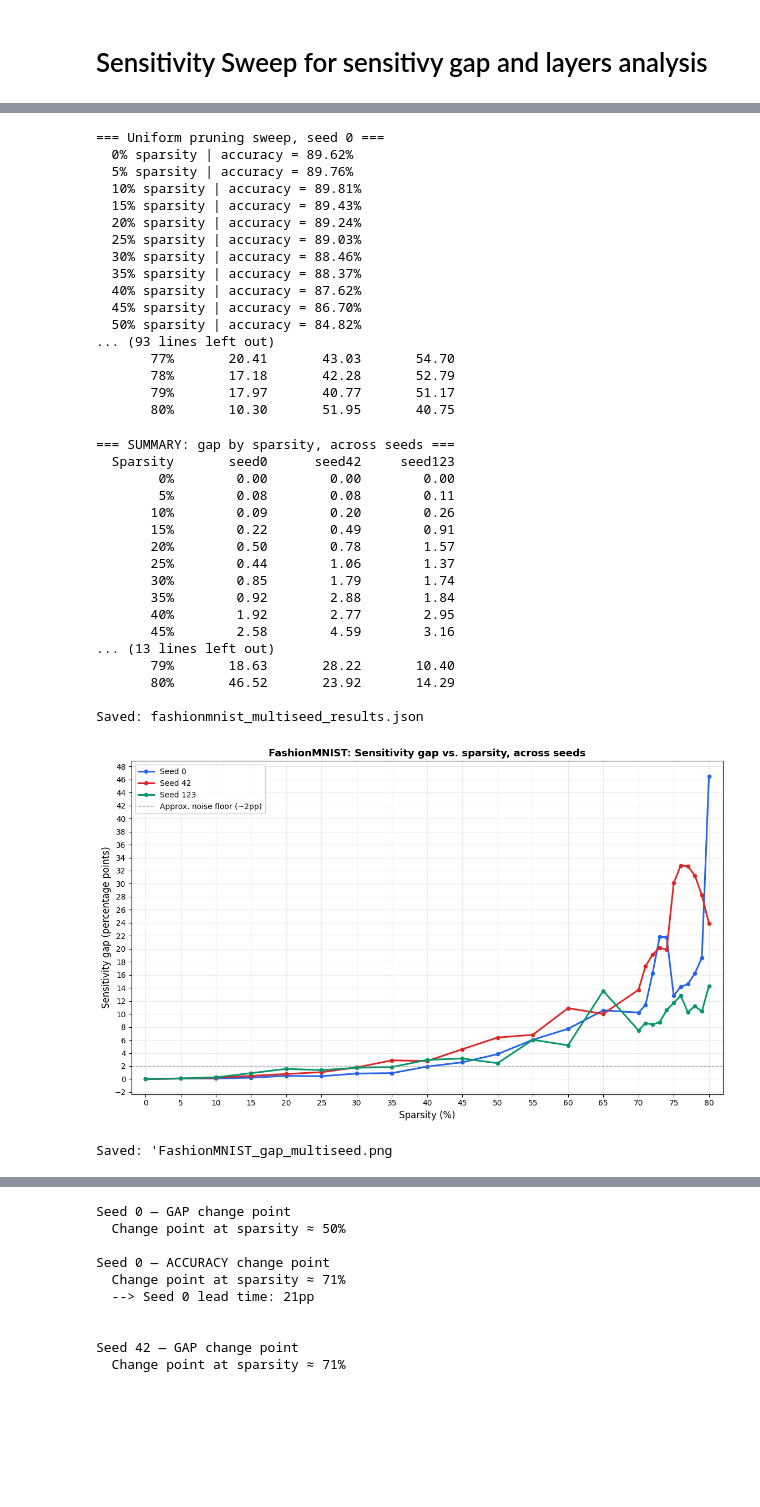
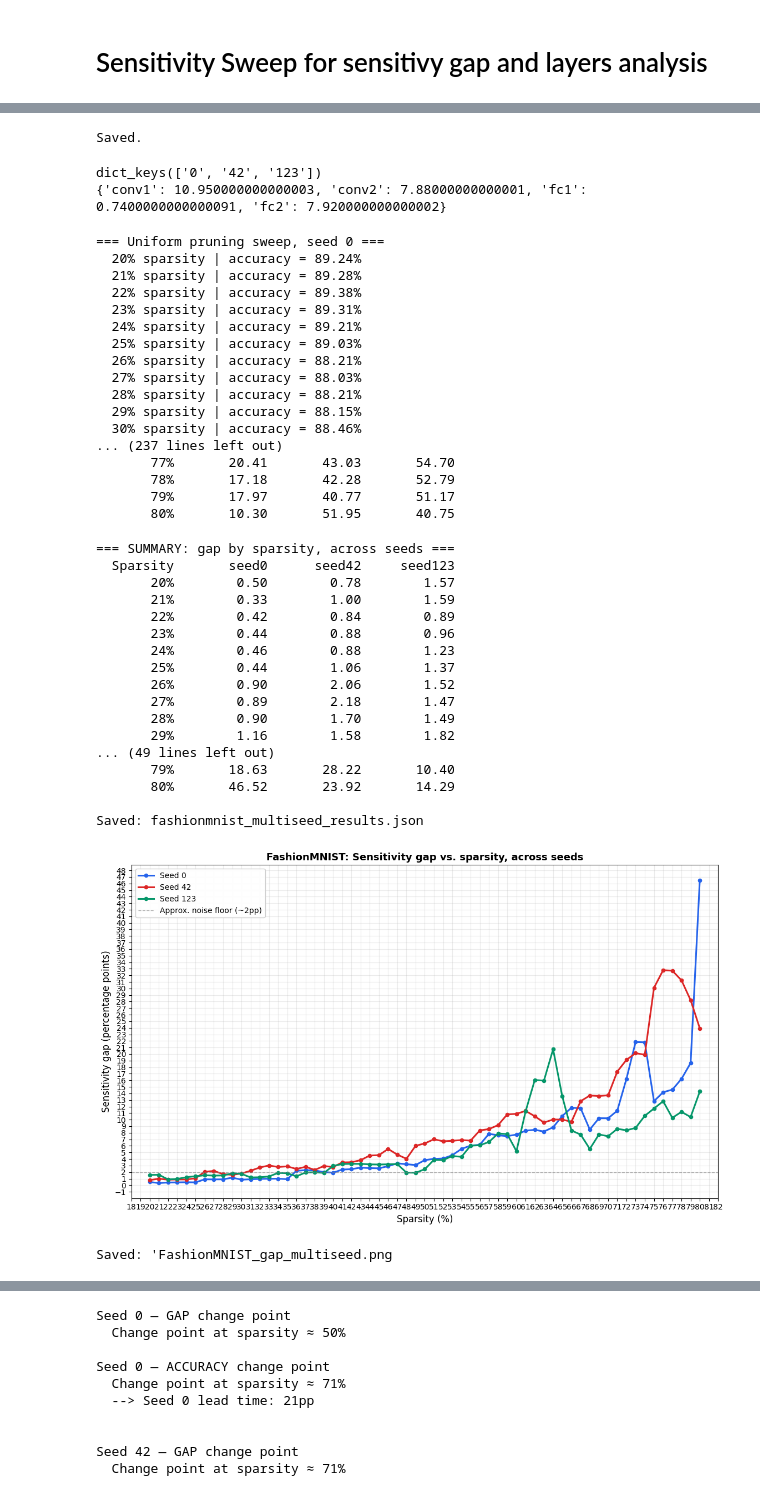
Before and after one commit to HafsaParker/tinyml-pruning-study, a Jupyter notebook: 06_FashionMNIST_multiseed.ipynb, the cells around one changed output, grey strips where cells are left out. Saved outputs shown, nothing was run; the diff lists cells and outputs as text; code cells hidden in the pictures; blank space fills up the shorter version.

```diff
--- a/06_FashionMNIST_multiseed.ipynb
+++ b/06_FashionMNIST_multiseed.ipynb
@@ -164,6 +167,24 @@ for seed in SEEDS:
   78% sparsity | gap = 11.19pp | drops = {'conv1': 15.579999999999998, 'conv2': 17.19999999999999, 'fc1': 6.009999999999991, 'fc2': 7.47999999999999}
   79% sparsity | gap = 10.40pp | drops = {'conv1': 14.659999999999997, 'conv2': 16.519999999999996, 'fc1': 6.11999999999999, 'fc2': 6.469999999999999}
   80% sparsity | gap = 14.29pp | drops = {'conv1': 21.739999999999995, 'conv2': 17.429999999999993, 'fc1': 7.449999999999989, 'fc2': 8.009999999999991}
+# %%
+import json
+
+with open('fashion_gap_20_80.json', 'w') as f:
+    json.dump({'results': results, 'per_layer_results': per_layer_results}, f)
+
+print("Saved.")
+# %% [output]
+Saved.
+# %%
+with open('fashion_gap_20_80.json', 'r') as f:
+    check = json.load(f)
+
+print(check['results'].keys())          # should show your seed values
+print(check['per_layer_results']['0']['70'])   # should show the conv1/conv2/fc1/fc2 dict at 70%
+# %% [output]
+dict_keys(['0', '42', '123'])
+{'conv1': 10.950000000000003, 'conv2': 7.88000000000001, 'fc1': 0.7400000000000091, 'fc2': 7.920000000000002}
 # %%
 
 def prune_uniform(model, amount):
@@ -178,7 +199,7 @@ uniform_results = {}
 for seed in SEEDS:
     print(f"\n=== Uniform pruning sweep, seed {seed} ===")
     seed_accs = {}
-    for pct in CHECKPOINTS:
+    for pct in CHECKPOINTS_FINE:
         amount = pct / 100
         m = load_fresh_model(seed)
         m = prune_uniform(m, amount)
@@ -192,25 +213,25 @@ print(f"{'Sparsity':>10}", end="")
 for seed in SEEDS:
     print(f"{'seed'+str(seed):>12}", end="")
 print()
-for pct in CHECKPOINTS:
+for pct in CHECKPOINTS_FINE:
     print(f"{pct:>9}%", end="")
     for seed in SEEDS:
         print(f"{uniform_results[seed][pct]:>12.2f}", end="")
     print()
 # %% [output]
 === Uniform pruning sweep, seed 0 ===
-  0% sparsity | accuracy = 89.62%
-  5% sparsity | accuracy = 89.76%
-  10% sparsity | accuracy = 89.81%
-  15% sparsity | accuracy = 89.43%
   20% sparsity | accuracy = 89.24%
+  21% sparsity | accuracy = 89.28%
+  22% sparsity | accuracy = 89.38%
+  23% sparsity | accuracy = 89.31%
+  24% sparsity | accuracy = 89.21%
   25% sparsity | accuracy = 89.03%
+  26% sparsity | accuracy = 88.21%
+  27% sparsity | accuracy = 88.03%
+  28% sparsity | accuracy = 88.21%
+  29% sparsity | accuracy = 88.15%
   30% sparsity | accuracy = 88.46%
-  35% sparsity | accuracy = 88.37%
-  40% sparsity | accuracy = 87.62%
-  45% sparsity | accuracy = 86.70%
-  50% sparsity | accuracy = 84.82%
-... (93 lines left out)
+... (237 lines left out)
        77%       20.41       43.03       54.70
        78%       17.18       42.28       52.79
        79%       17.97       40.77       51.17
@@ -222,7 +243,7 @@ for seed in SEEDS:
     print(f"{'seed'+str(seed):>12}", end="")
 print()
 
-for pct in CHECKPOINTS:
+for pct in CHECKPOINTS_FINE:
     print(f"{pct:>9}%", end="")
     for seed in SEEDS:
         print(f"{results[seed][pct]:>12.2f}", end="")
@@ -236,17 +257,17 @@ print("\nSaved: fashionmnist_multiseed_results.json")
 # %% [output]
 === SUMMARY: gap by sparsity, across seeds ===
   Sparsity       seed0      seed42     seed123
-        0%        0.00        0.00        0.00
-        5%        0.08        0.08        0.11
-       10%        0.09        0.20        0.26
-       15%        0.22        0.49        0.91
        20%        0.50        0.78        1.57
+       21%        0.33        1.00        1.59
+       22%        0.42        0.84        0.89
+       23%        0.44        0.88        0.96
+       24%        0.46        0.88        1.23
        25%        0.44        1.06        1.37
-       30%        0.85        1.79        1.74
-       35%        0.92        2.88        1.84
-       40%        1.92        2.77        2.95
-       45%        2.58        4.59        3.16
-... (13 lines left out)
+       26%        0.90        2.06        1.52
+       27%        0.89        2.18        1.47
+       28%        0.90        1.70        1.49
+       29%        1.16        1.58        1.82
+... (49 lines left out)
        79%       18.63       28.22       10.40
        80%       46.52       23.92       14.29
 
@@ -254,31 +275,31 @@ Saved: fashionmnist_multiseed_results.json
 # %%
 import matplotlib.pyplot as plt
 from matplotlib.ticker import MultipleLocator
 fig, ax = plt.subplots(figsize=(11.5, 7))
 
 colors = {0: '#2563EB', 42: '#DC2626', 123: '#059669'}
 
 for seed in SEEDS:
-    gaps = [results[seed][pct] for pct in CHECKPOINTS]
-    ax.plot(CHECKPOINTS, gaps, '-o', color=colors.get(seed, 'gray'),
+    gaps = [results[seed][pct] for pct in CHECKPOINTS_FINE]
+    ax.plot(CHECKPOINTS_FINE, gaps, '-o', color=colors.get(seed, 'gray'),
             linewidth=2.2, markersize=4.5, label=f'Seed {seed}')
 
 ax.axhline(2, color='gray', linestyle='--', linewidth=1, alpha=0.6, label='Approx. noise floor (~2pp)')
 
 ax.set_xlabel('Sparsity (%)', fontsize=12)
 ax.set_ylabel('Sensitivity gap (percentage points)', fontsize=12)
 ax.set_title('FashionMNIST: Sensitivity gap vs. sparsity, across seeds', fontsize=13, fontweight='bold')
 ax.legend(loc='upper left', fontsize=10, framealpha=0.95)
 ax.grid(True, alpha=0.25)
-ax.set_xlim(min(CHECKPOINTS) - 2, max(CHECKPOINTS) + 2)
-ax.xaxis.set_major_locator(MultipleLocator(5))    # x-axis ticks every 5% instead of every 10%
-ax.yaxis.set_major_locator(MultipleLocator(2))
+ax.set_xlim(min(CHECKPOINTS_FINE) - 2, max(CHECKPOINTS_FINE) + 2)
+ax.xaxis.set_major_locator(MultipleLocator(1))    # x-axis ticks every 5% instead of every 10%
+ax.yaxis.set_major_locator(MultipleLocator(1))
 plt.tight_layout()
 plt.savefig('FashionMNIST_gap_multiseed.png', dpi=200, bbox_inches='tight')
 plt.show()
 print(f"Saved: 'FashionMNIST_gap_multiseed.png")
 # %% [output]
-[figure, old version]
+[figure, new version]
 Saved: 'FashionMNIST_gap_multiseed.png
 # %%
 # ============================================================
```
Also changed, not shown: parts of 4 cells of this notebook, 23 other files.
